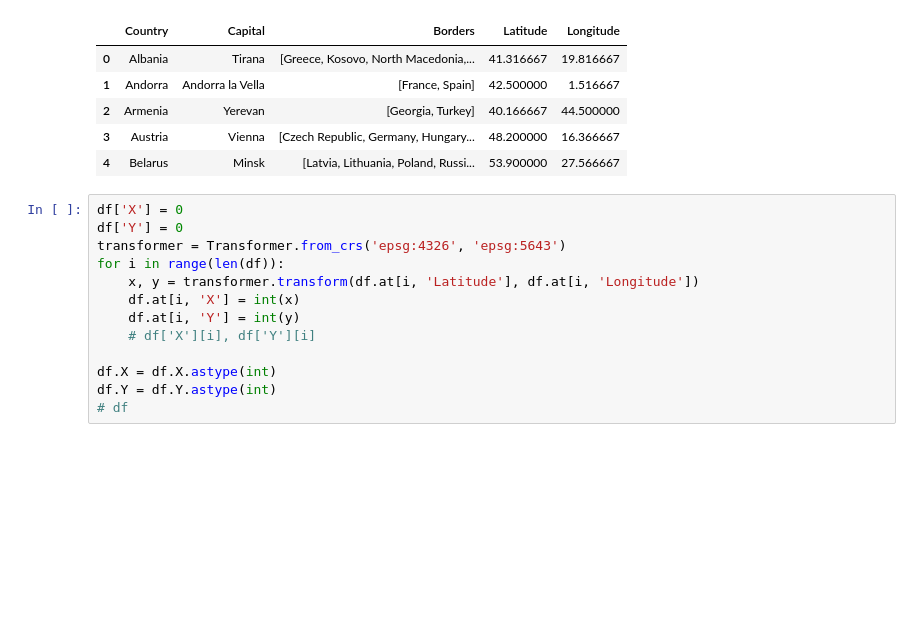
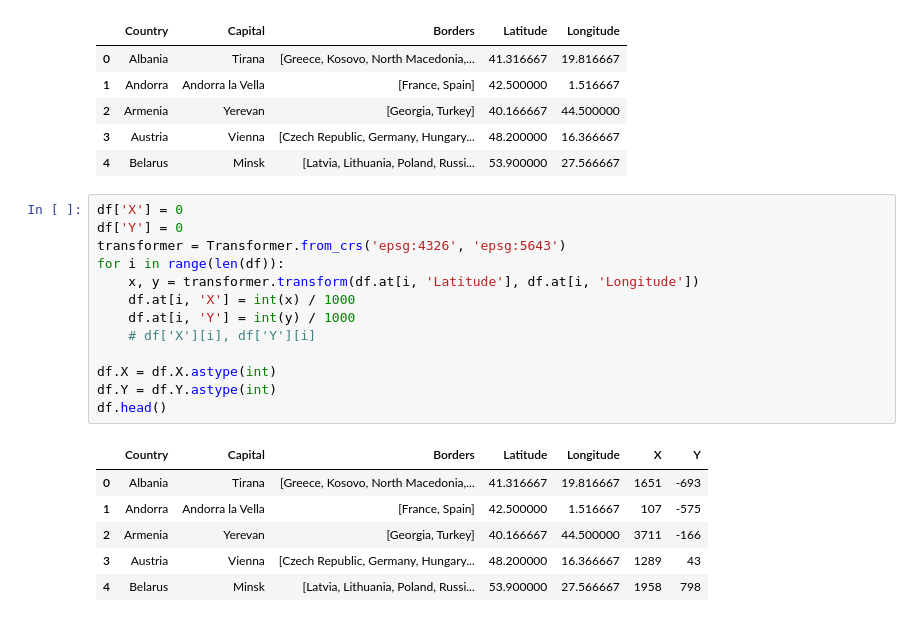
Before and after one commit to sltKaguya/itmo, a Jupyter notebook: discr_math/05_graph_theory/05_homework.ipynb, the cells around one changed output. Cells and saved outputs as stored; diff of their text form; blank space fills up the shorter version.

```diff
--- a/discr_math/05_graph_theory/05_homework.ipynb
+++ b/discr_math/05_graph_theory/05_homework.ipynb
@@ -162,13 +172,20 @@ df.head()
 # %%
 df['X'] = 0
 df['Y'] = 0
 transformer = Transformer.from_crs('epsg:4326', 'epsg:5643')
 for i in range(len(df)):
     x, y = transformer.transform(df.at[i, 'Latitude'], df.at[i, 'Longitude'])
-    df.at[i, 'X'] = int(x)
-    df.at[i, 'Y'] = int(y)
+    df.at[i, 'X'] = int(x) / 1000
+    df.at[i, 'Y'] = int(y) / 1000
     # df['X'][i], df['Y'][i]
 
 df.X = df.X.astype(int)
 df.Y = df.Y.astype(int)
-# df
+df.head()
+# %% [output]
+|  | Country | Capital | Borders | Latitude | Longitude | X | Y |
+| 0 | Albania | Tirana | [Greece, Kosovo, North Macedonia,... | 41.316667 | 19.816667 | 1651 | -693 |
+| 1 | Andorra | Andorra la Vella | [France, Spain] | 42.500000 | 1.516667 | 107 | -575 |
+| 2 | Armenia | Yerevan | [Georgia, Turkey] | 40.166667 | 44.500000 | 3711 | -166 |
+| 3 | Austria | Vienna | [Czech Republic, Germany, Hungary... | 48.200000 | 16.366667 | 1289 | 43 |
+| 4 | Belarus | Minsk | [Latvia, Lithuania, Poland, Russi... | 53.900000 | 27.566667 | 1958 | 798 |
```
Also changed, not shown: parts of 6 cells of this notebook.
